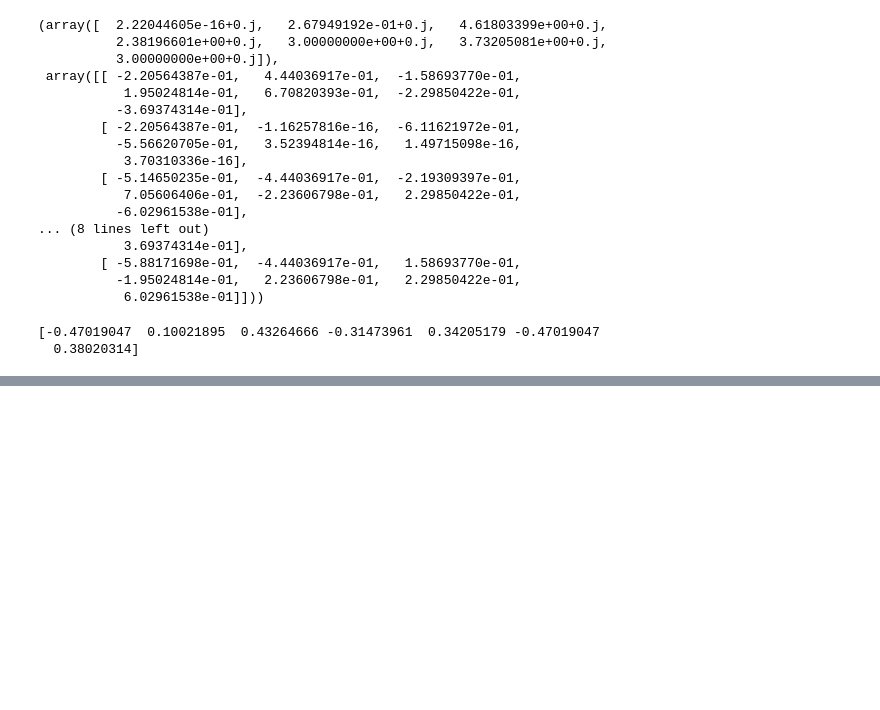
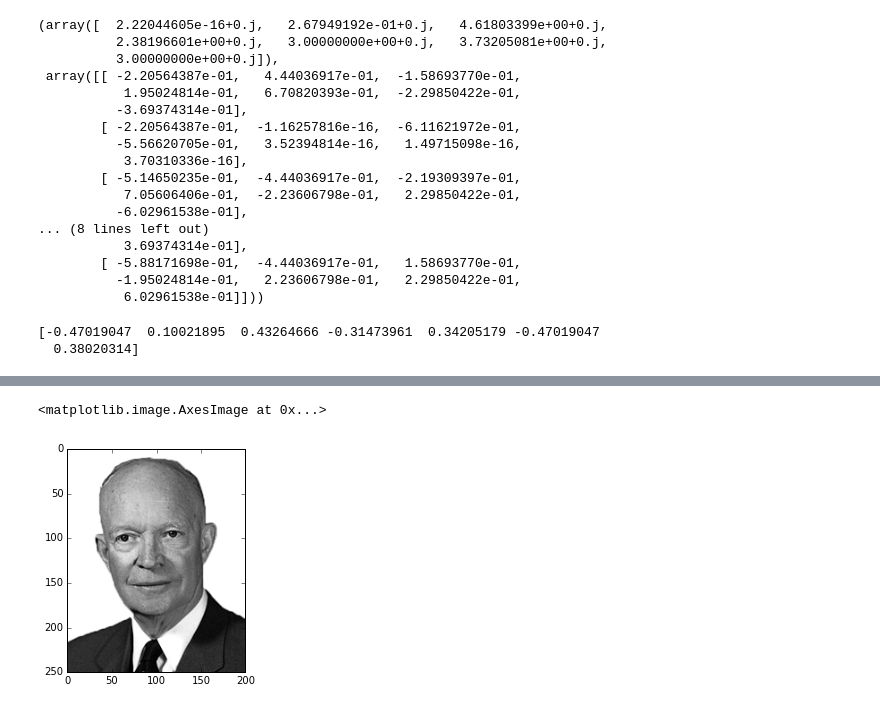
Before and after one commit to hillbs/Differential-Equations-and-Linear-Algebra, a Jupyter notebook: D003x.2 Linear Algebra.ipynb, the cells around one changed output, grey strips where cells are left out. Saved outputs shown, nothing was run; the diff lists cells and outputs as text; code cells hidden in the pictures; blank space fills up the shorter version.

```diff
--- a/D003x.2 Linear Algebra.ipynb
+++ b/D003x.2 Linear Algebra.ipynb
@@ -286,0 +328,7 @@ print F
+# %%
+os.chdir('/Users/LlewelynRW/Downloads/1.2 - ls - pres/Presidents/')
+Ike = imread('02ike.png')
+plt.imshow(Ike,cmap = cm.Greys_r)
+# %% [output]
+<matplotlib.image.AxesImage at 0x...>
+[figure, added]
```
Also changed, not shown: parts of 25 cells of this notebook.
